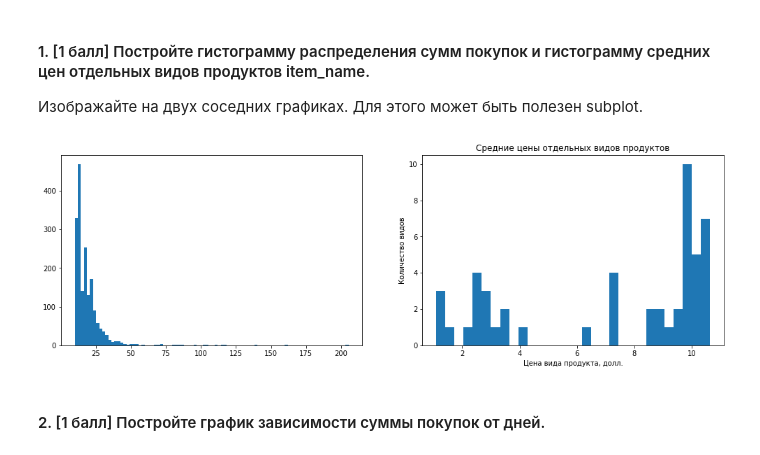
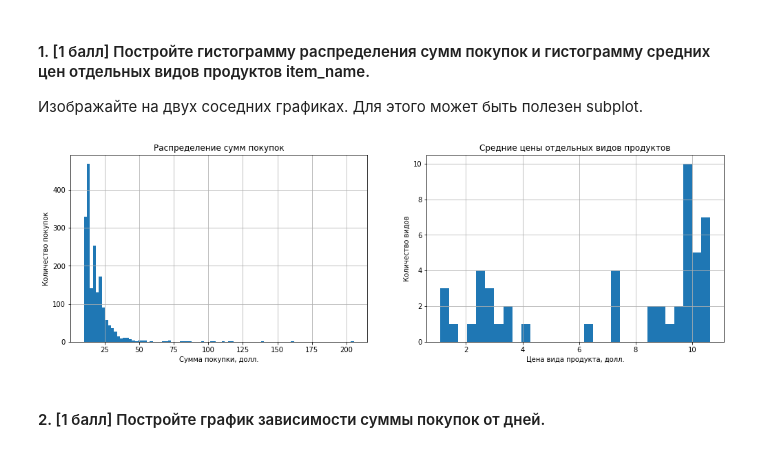
Before and after one commit to hse-mlearn/ha-01-maximkremer, a Jupyter notebook: homework-practice-01.ipynb, the cells around one changed output. Drawn from its saved outputs; the diff is of its cells as text; code cells hidden in the pictures.

```diff
--- a/homework-practice-01.ipynb
+++ b/homework-practice-01.ipynb
@@ -357,26 +357,27 @@ data['date'] = data.order_id.map(dates['date'])
 # %%
 figures, axis = plt.subplots(1, 2, figsize = (17,5))
 
 # первая гистограмма
 axis[0].hist(data.groupby('order_id').sum().new_item_price, bins = 90)
-plt.title('Распределение сумм покупок')
-plt.xlabel('Сумма покупки, долл.')
-plt.ylabel('Количество покупок')
-plt.grid()
+axis[0].set_title('Распределение сумм покупок')
+axis[0].set_xlabel('Сумма покупки, долл.')
+axis[0].set_ylabel('Количество покупок')
+axis[0].grid()
+
 
 # вторая гистограмма
 data_item = data.sort_values(by = 'item_name')
 # создадим новый столбец, полученный склеиванием столбцов названия товара и его цены
 data_item['merged'] = data_item['item_name'] + data_item['new_item_price_quantity'].astype(str)
 # удалим дубликаты в новом столбце, так мы оставим по одному образцу каждой цены определённого товара
 data_item = data_item.drop_duplicates(['merged'], keep = 'first')
 axis[1].hist(data_item.groupby('item_name').mean().new_item_price_quantity, bins = 30)
-plt.title('Средние цены отдельных видов продуктов')
-plt.xlabel('Цена вида продукта, долл.')
-plt.ylabel('Количество видов')
-plt.grid()
+axis[1].set_title('Средние цены отдельных видов продуктов')
+axis[1].set_xlabel('Цена вида продукта, долл.')
+axis[1].set_ylabel('Количество видов')
+axis[1].grid()
 # %% [output]
-[figure, old version]
+[figure, new version]
 # %% [markdown]
 #### 2. [1 балл] Постройте график зависимости суммы покупок от дней.
 # %%
```
